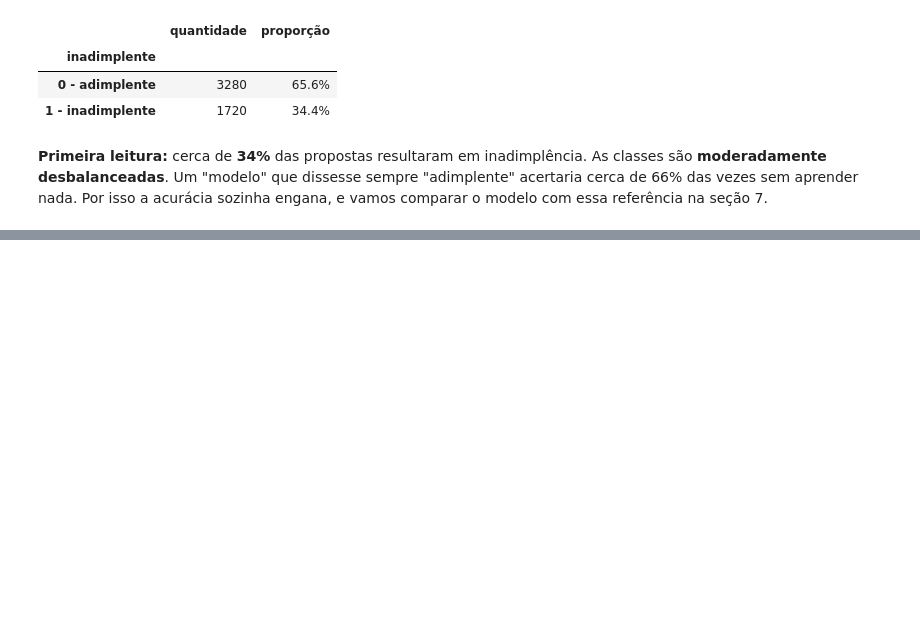
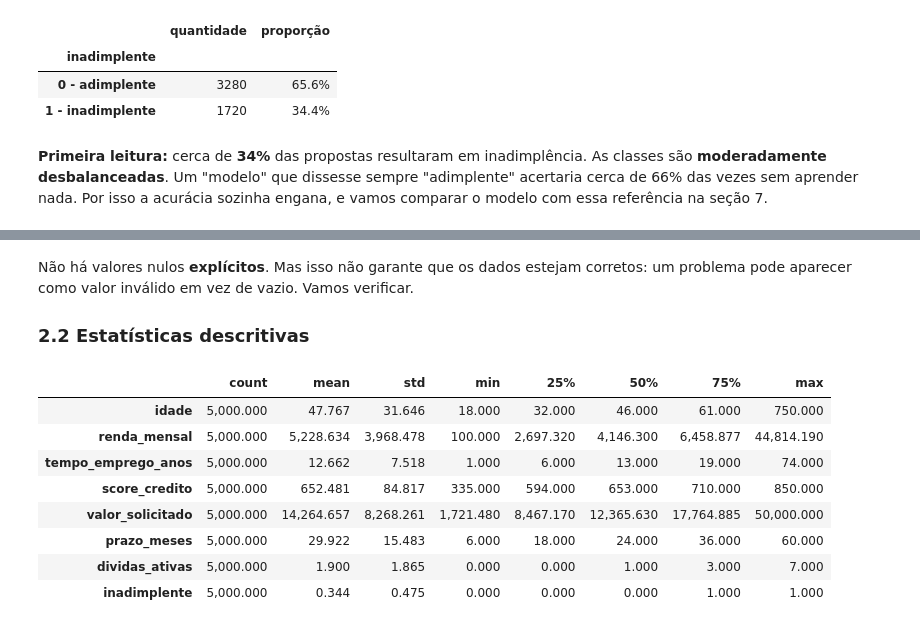
Before and after one commit to alexlourenc/CredAIR-Alex, a Jupyter notebook: notebooks/analise_credito.ipynb, the cells around one changed output, grey strips where cells are left out. Saved outputs shown, nothing was run; the diff lists cells and outputs as text; code cells hidden in the pictures; blank space fills up the shorter version.

Commit message:
feat: adiciona diagnostico de qualidade dos dados

```diff
--- a/notebooks/analise_credito.ipynb
+++ b/notebooks/analise_credito.ipynb
@@ -123,0 +151,16 @@ pd.DataFrame({
+# %% [markdown]
+Não há valores nulos **explícitos**. Mas isso não garante que os dados estejam corretos: um problema pode aparecer como valor inválido em vez de vazio. Vamos verificar.
+
+### 2.2 Estatísticas descritivas
+# %%
+bronze.describe().T
+# %% [output]
+|  | count | mean | std | min | 25% | 50% | 75% | max |
+| idade | 5,000.000 | 47.767 | 31.646 | 18.000 | 32.000 | 46.000 | 61.000 | 750.000 |
+| renda_mensal | 5,000.000 | 5,228.634 | 3,968.478 | 100.000 | 2,697.320 | 4,146.300 | 6,458.877 | 44,814.190 |
+| tempo_emprego_anos | 5,000.000 | 12.662 | 7.518 | 1.000 | 6.000 | 13.000 | 19.000 | 74.000 |
+| score_credito | 5,000.000 | 652.481 | 84.817 | 335.000 | 594.000 | 653.000 | 710.000 | 850.000 |
+| valor_solicitado | 5,000.000 | 14,264.657 | 8,268.261 | 1,721.480 | 8,467.170 | 12,365.630 | 17,764.885 | 50,000.000 |
+| prazo_meses | 5,000.000 | 29.922 | 15.483 | 6.000 | 18.000 | 24.000 | 36.000 | 60.000 |
+| dividas_ativas | 5,000.000 | 1.900 | 1.865 | 0.000 | 0.000 | 1.000 | 3.000 | 7.000 |
+| inadimplente | 5,000.000 | 0.344 | 0.475 | 0.000 | 0.000 | 0.000 | 1.000 | 1.000 |
```
Also changed, not shown: parts of 11 cells of this notebook.
